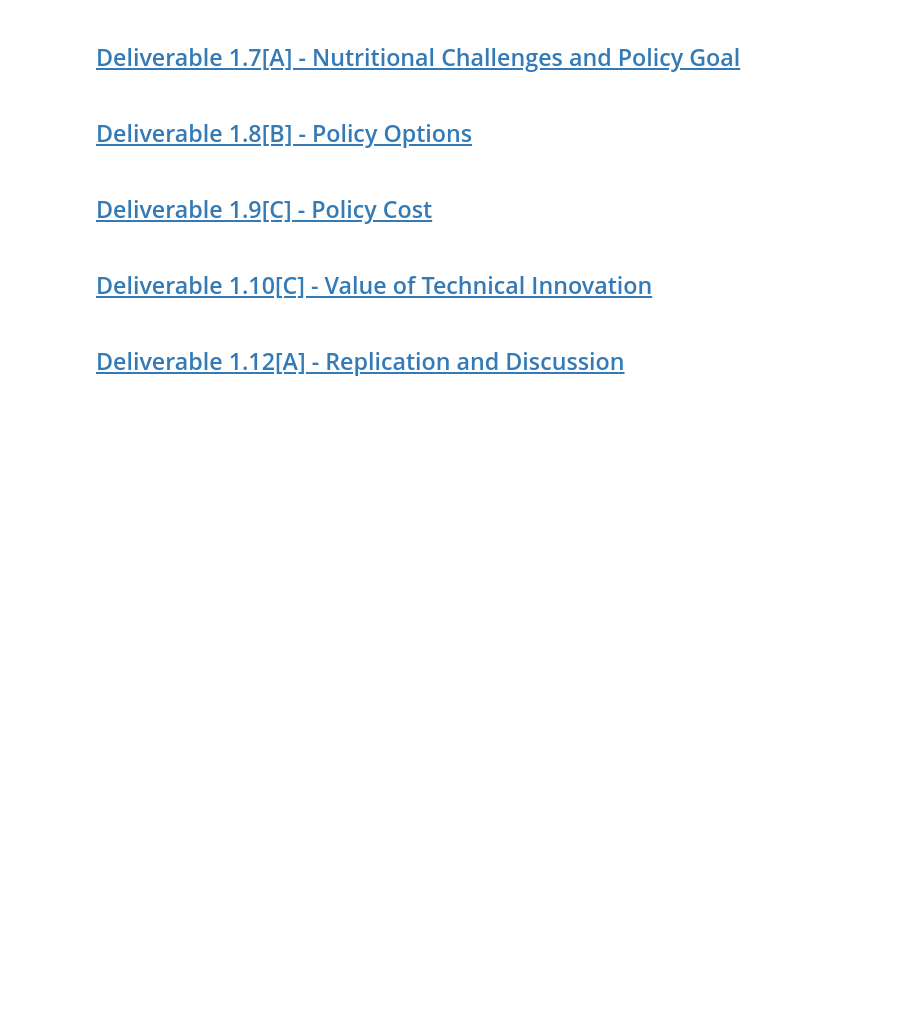
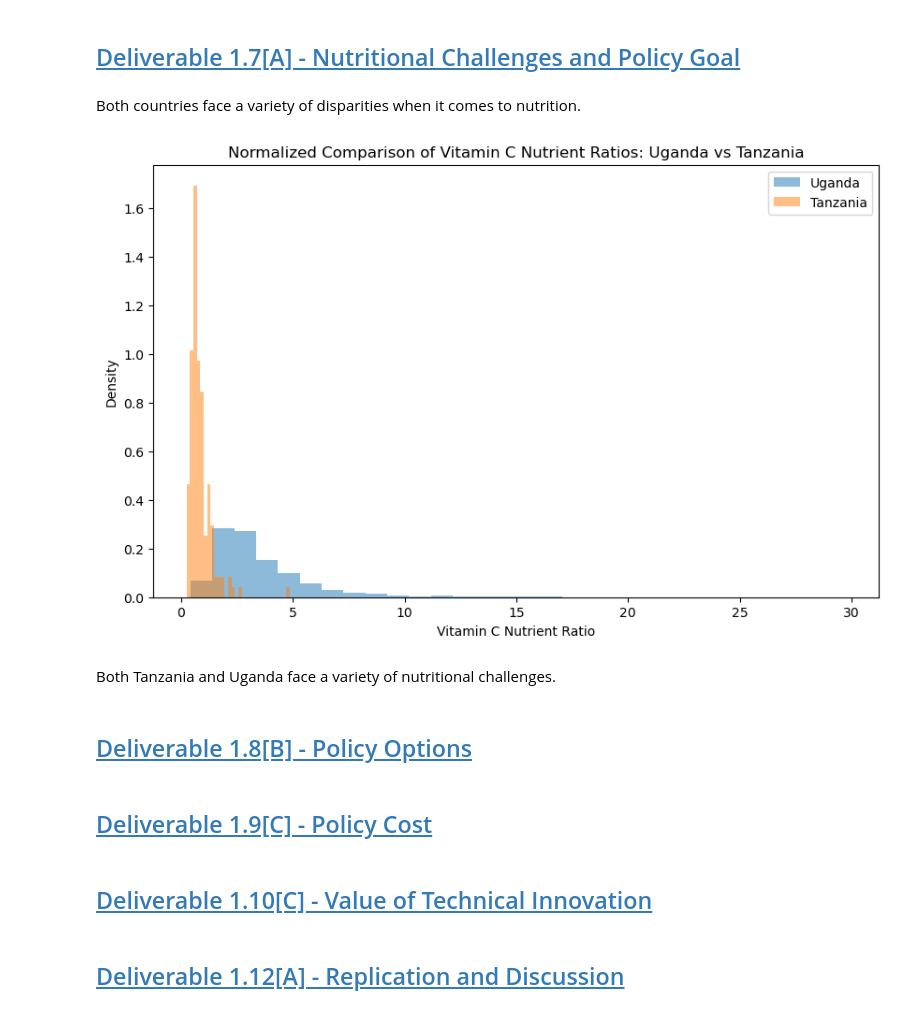
Before and after one commit to vishalival/eep153-norman-borlaug, a Jupyter notebook: final_code.ipynb, the cells around one changed output. Cells and saved outputs as stored; diff of their text form; code cells hidden in the pictures; blank space fills up the shorter version.

```diff
--- a/final_code.ipynb
+++ b/final_code.ipynb
@@ -186,5 +465,26 @@ result_tanzania = cfe.regression.read_pickle("tanzania.pickle")
 # %% [markdown]
 ## [Deliverable 1.7[A] - Nutritional Challenges and Policy Goal](#nutritional-challenges-and-policy-goal)
+# %% [markdown]
+Both countries face a variety of disparities when it comes to nutrition.
+# %%
+plt.figure(figsize=(10, 6))
+
+# Plotting the normalized histogram for Uganda's energy nutrient ratio
+plt.hist(nutrient_ratio_uganda['Vitamin C'], bins=30, alpha=0.5, label='Uganda', density=True)
+
+# Plotting the normalized histogram for Tanzania's energy nutrient ratio
+plt.hist(nutrient_ratio_tanzania['Vitamin C'], bins=30, alpha=0.5, label='Tanzania', density=True)
+
+plt.title('Normalized Comparison of Vitamin C Nutrient Ratios: Uganda vs Tanzania')
+plt.xlabel('Vitamin C Nutrient Ratio')
+plt.ylabel('Density')  # Adjusting label to 'Density' for clarity
+plt.legend(loc='upper right')
+
+plt.show()
+# %% [output]
+[figure, added]
+# %% [markdown]
+Both Tanzania and Uganda face a variety of nutritional challenges.
 # %% [markdown]
 ## [Deliverable 1.8[B] - Policy Options](#policy-options)
 # %% [markdown]
```
Also changed, not shown: parts of 6 cells of this notebook, 1 other file.
